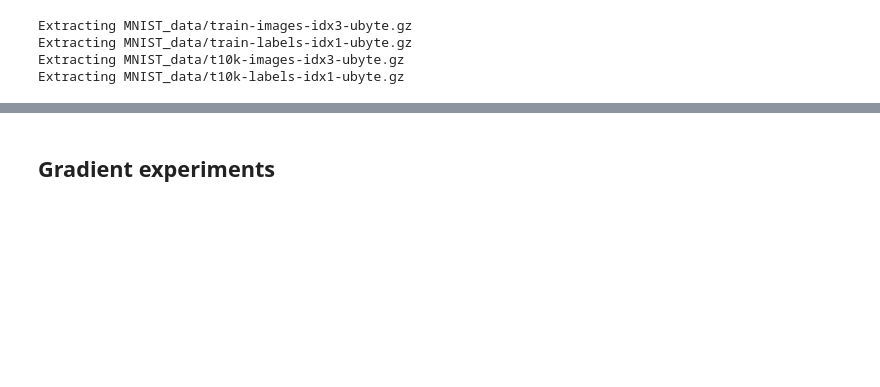
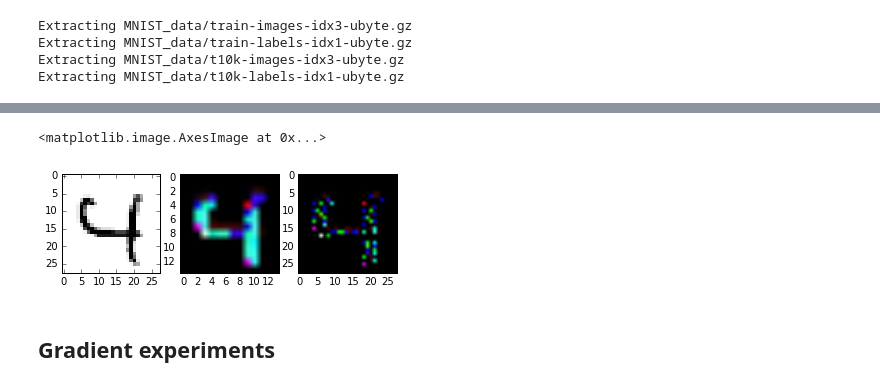
Before and after one commit to mwalton/deep-q-learning, a Jupyter notebook: tf_experiments/tensorflow_deconv.ipynb, the cells around one changed output, grey strips where cells are left out. Cells and saved outputs as stored; diff of their text form; code cells hidden in the pictures; blank space fills up the shorter version.

```diff
--- a/tf_experiments/tensorflow_deconv.ipynb
+++ b/tf_experiments/tensorflow_deconv.ipynb
@@ -40,7 +61,10 @@ imshow(reshaped.eval())
 # %%
+BATCH_SIZE = 1
+test_img = tf.reshape(mnist.train.next_batch(BATCH_SIZE)[0], [BATCH_SIZE,28,28,1])
+
 filt = tf.Variable(tf.truncated_normal([3,3,1,3], stddev=.1))
 filt.initializer.run()
 conv = tf.nn.conv2d(test_img, filt, [1,1,1,1] ,'SAME')
-deconv = tf.nn.conv2d_transpose(conv, filt, [1,28,28,1], [1,1,1,1])
+deconv = tf.nn.conv2d_transpose(conv, filt, [BATCH_SIZE,28,28,1], [1,1,1,1])
 # %%
 plt.subplot(1,3,1)
@@ -55,3 +79,32 @@ imshow(deconv.eval())
+# %%
+maxpool, argmax = tf.nn.max_pool_with_argmax(conv,
+                                             ksize=[1,2,2,1],
+                                             strides=[1,2,2,1],
+                                            padding='SAME')
+# %%
+max_unpack = tf.unpack(maxpool)
+arg_unpack = tf.unpack(argmax)
+
+unpool_list = []
+for m, a in zip(max_unpack, arg_unpack):
+    maxflat = tf.reshape(m, [-1])
+    argflat = tf.reshape(a, [-1])
+    sparse = tf.sparse_to_dense(argflat, [28*28*3], maxflat, validate_indices=False)
+    reshaped = tf.reshape(sparse, [1,28,28,3])
+
+    unpool_list.append(reshaped)
+
+unpooled = tf.pack(unpool_list)
+# %%
+plt.subplot(1,3,1)
+imshow(test_img.eval()[0,...].reshape([1,28,28,1]))
+plt.subplot(1,3,2)
+plt.imshow(maxpool.eval()[0,...].reshape([14,14,3]))
+plt.subplot(1,3,3)
+plt.imshow(unpooled.eval()[0,...].reshape([28,28,3]))
+# %% [output]
+<matplotlib.image.AxesImage at 0x...>
+[figure, added]
 # %% [markdown]
 ## Gradient experiments
 # %%
```
Also changed, not shown: parts of 9 cells of this notebook, 1 other file.
